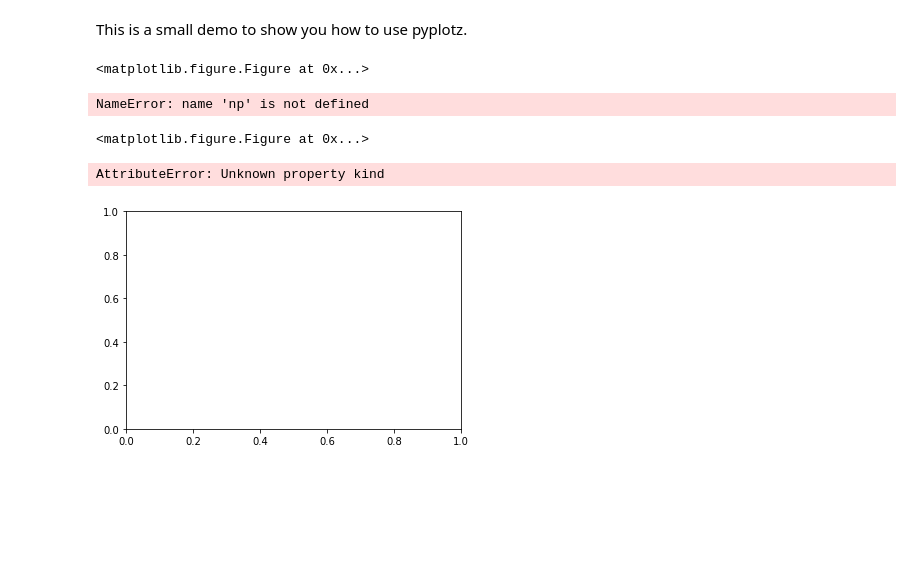
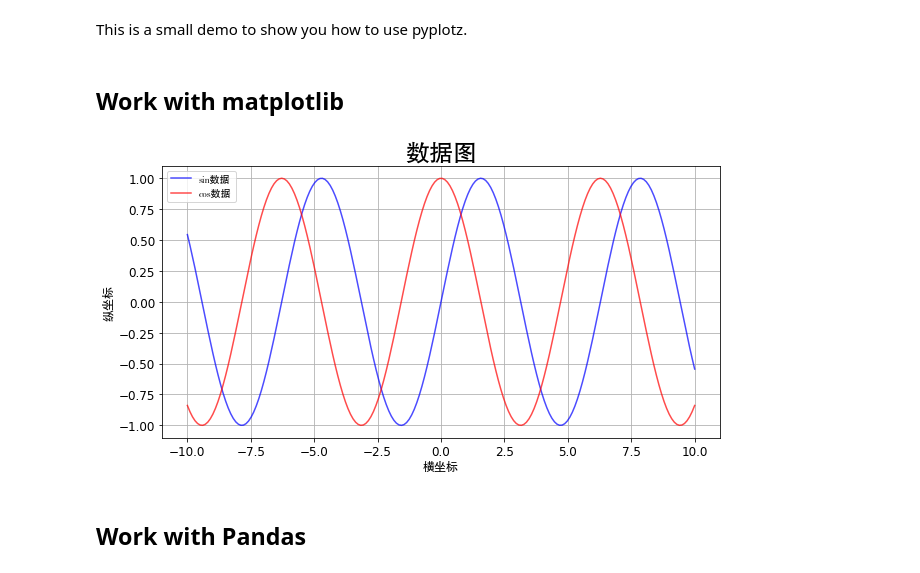
Before and after one commit to songlinhou/pyplotz, a Jupyter notebook: examples/quick_start.ipynb, the cells around one changed output. Cells and saved outputs as stored; diff of their text form; code cells hidden in the pictures; blank space fills up the shorter version.

```diff
--- a/examples/quick_start.ipynb
+++ b/examples/quick_start.ipynb
@@ -19,7 +19,3 @@ import numpy as np
 %matplotlib inline
 # %%
 pltz = PyplotZ() # create an instance
-# %%
-pltz.set_figure_size(10,5)
-# %% [output]
-<matplotlib.figure.Figure at 0x...>
@@ -28,15 +24,14 @@ pltz.enable_chinese(True)
+# %% [markdown]
+## Work with matplotlib
 # %%
 pltz.set_figure_size(10,5) #
-pltz.enable_chinese() # enable chinese so you can use chinese characters
-
-pltz.plot(np.linspace(-10,10),np.sin(np.linspace(-10,10)),'b', label='sin数据',alpha=0.7)
-pltz.plot(np.linspace(-10,10),np.cos(np.linspace(-10,10)),'r', label='cos数据',alpha=0.7)
-pltz.title("数据图")
+pltz.plot(np.linspace(-10,10,200),np.sin(np.linspace(-10,10,200)),'b', label='sin数据',alpha=0.7)
+pltz.plot(np.linspace(-10,10,200),np.cos(np.linspace(-10,10,200)),'r', label='cos数据',alpha=0.7)
+pltz.title("数据图") # when using pltz API, you can use either "数据图" or u"数据图" here.
 pltz.xlabel("横坐标")
 pltz.ylabel("纵坐标")
 plt.grid() # you can use matplotlib API and pyplotz interchangeably.
 pltz.legend() # use legend function from pltz to show Chinese properly
 pltz.automate_font_size(scale=0.8) # always put this statement at last(scale controls the overall font size)
 # %% [output]
-NameError: name 'np' is not defined
-<matplotlib.figure.Figure at 0x...>
+[figure, added]
@@ -45,0 +38,2 @@ import matplotlib.pyplot as plt
+# %% [markdown]
+## Work with Pandas
@@ -54,8 +43,0 @@ record.plot()
-# %%
-record = df[u'草地']
-pltz.enable_chinese()
-pltz.h(record,label=record.name,kind='bar')
-pltz.legend()
-# %% [output]
-AttributeError: Unknown property kind
-[figure, removed]
```
Also changed, not shown: parts of 13 cells of this notebook, 4 other files.
